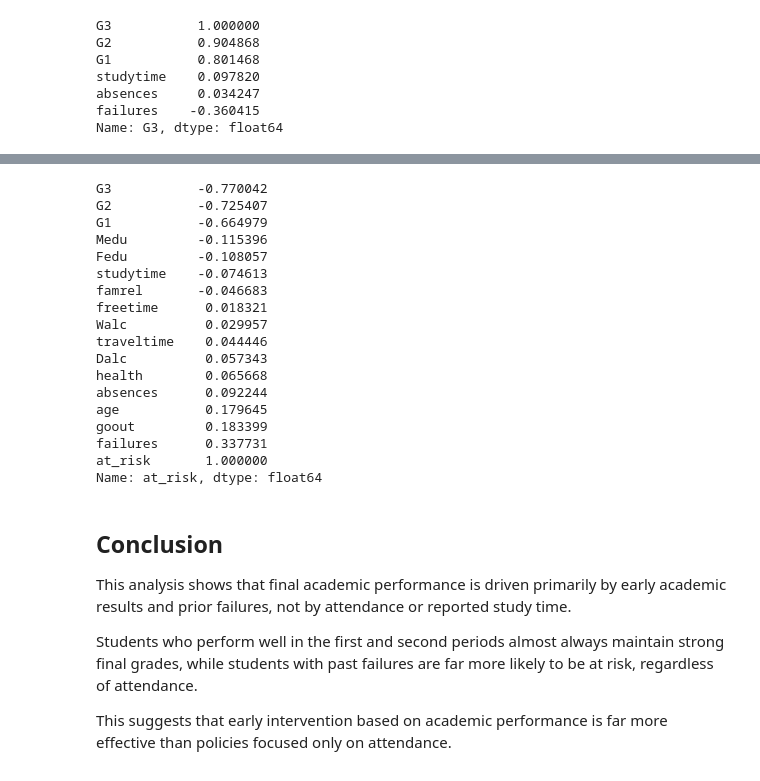
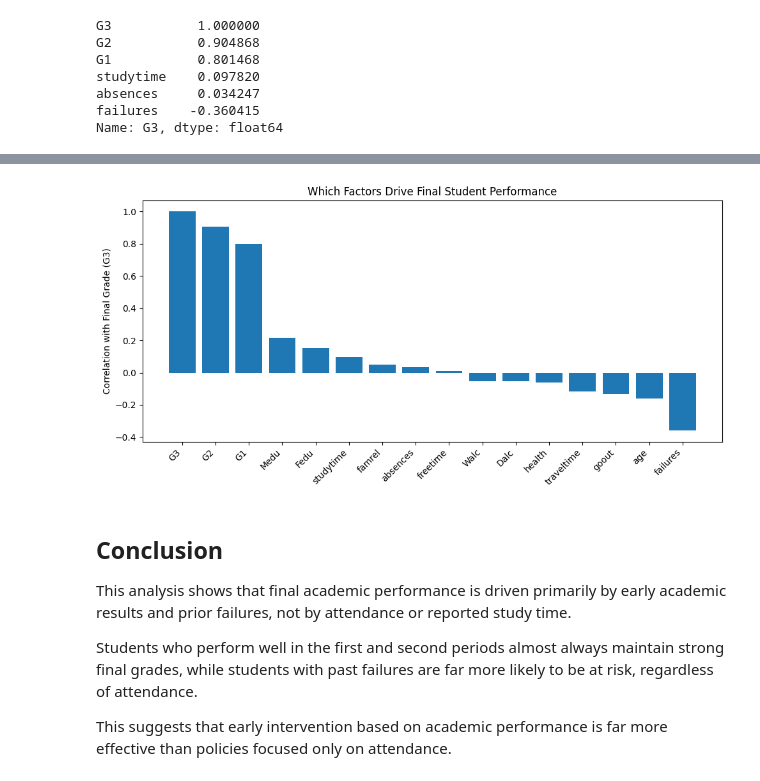
Before and after one commit to RiyaGaur01/student-attendance-performance-analytics, a Jupyter notebook: notebooks/analysis.ipynb, the cells around one changed output, grey strips where cells are left out. Drawn from its saved outputs; the diff is of its cells as text; code cells hidden in the pictures.

```diff
--- a/notebooks/analysis.ipynb
+++ b/notebooks/analysis.ipynb
@@ -136,28 +151,20 @@ plt.show()
-# %%
-df["at_risk"] = (df["G3"] < 10).astype(int)
-
-risk_corr = df.select_dtypes(include=["int64","float64"]).corr()["at_risk"].sort_values()
-
-risk_corr
-# %% [output]
-G3           -0.770042
-G2           -0.725407
-G1           -0.664979
-Medu         -0.115396
-Fedu         -0.108057
-studytime    -0.074613
-famrel       -0.046683
-freetime      0.018321
-Walc          0.029957
-traveltime    0.044446
-Dalc          0.057343
-health        0.065668
-absences      0.092244
-age           0.179645
-goout         0.183399
-failures      0.337731
-at_risk       1.000000
-Name: at_risk, dtype: float64
+# %%
+import matplotlib.pyplot as plt
+
+num_df = df.select_dtypes(include=["int64","float64"])
+corr = num_df.corr()["G3"].sort_values(ascending=False)
+
+plt.figure(figsize=(10,5))
+plt.bar(corr.index, corr.values)
+
+plt.xticks(rotation=45, ha="right")
+plt.ylabel("Correlation with Final Grade (G3)")
+plt.title("Which Factors Drive Final Student Performance")
+
+plt.tight_layout()
+plt.show()
+# %% [output]
+[figure, added]
 # %% [markdown]
 ## Conclusion
 
```
Also changed, not shown: parts of 7 cells of this notebook.
